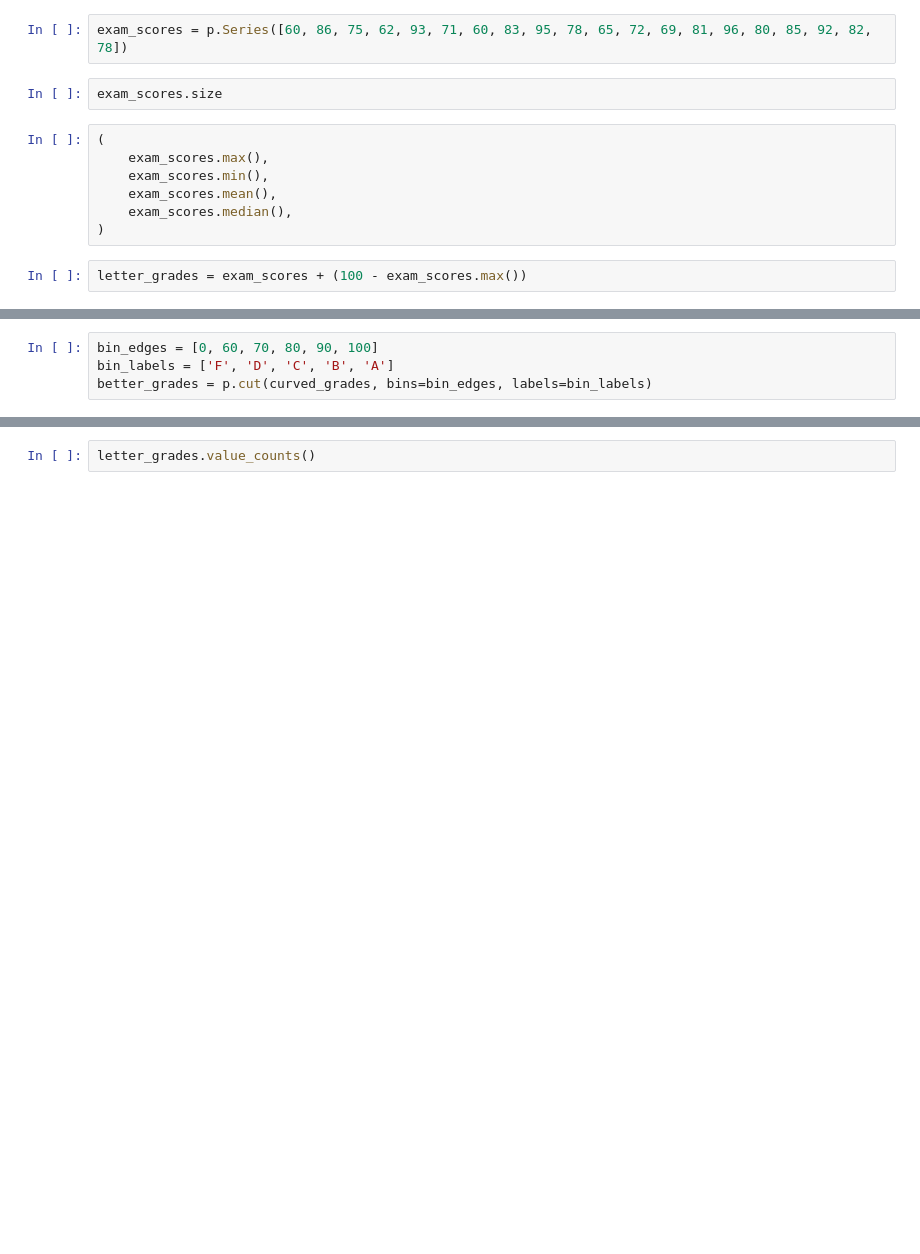
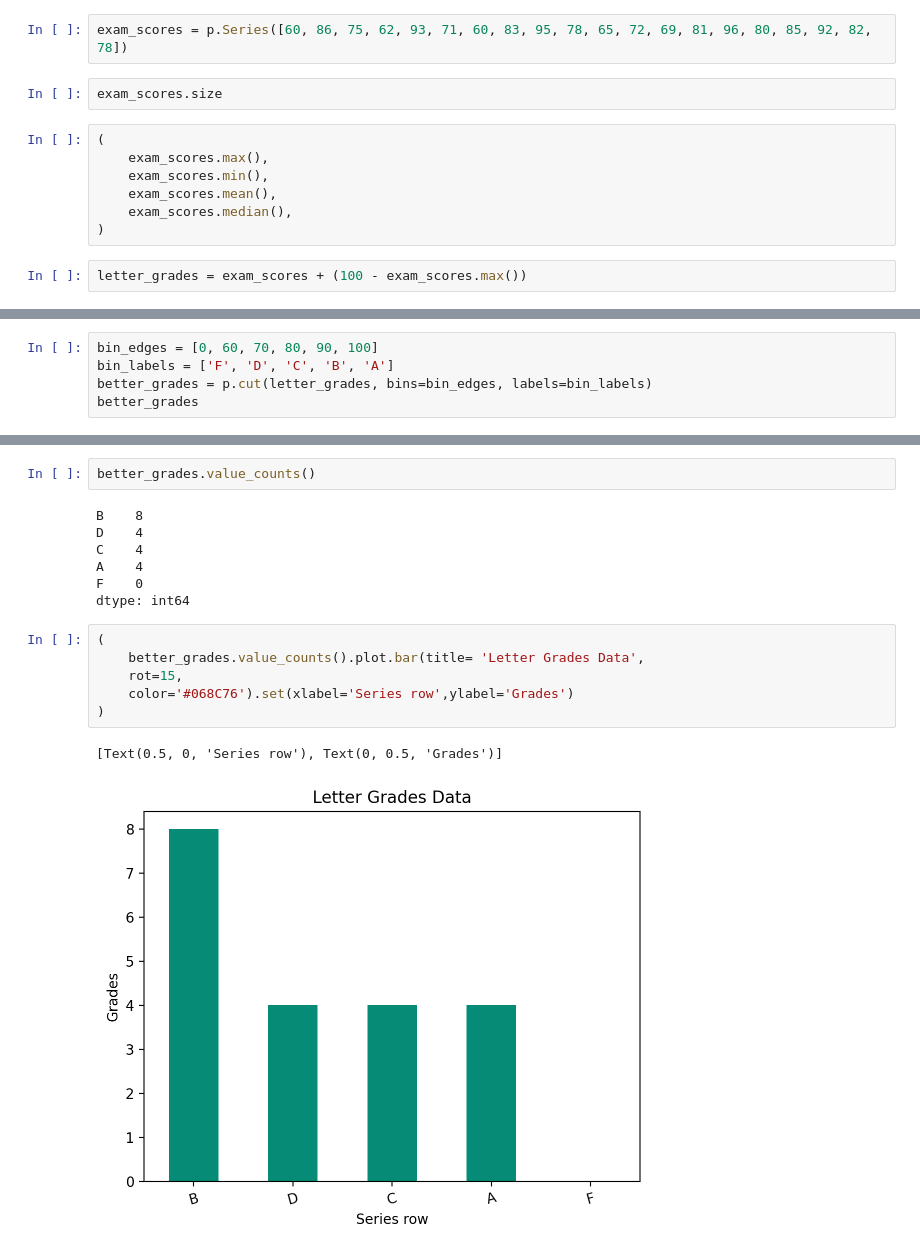
Before and after one commit to jacobpanyathong1/data-science-libraries, a Jupyter notebook: pandas_series.ipynb, the cells around one changed output, grey strips where cells are left out. Cells and saved outputs as stored; diff of their text form; blank space fills up the shorter version.

```diff
--- a/pandas_series.ipynb
+++ b/pandas_series.ipynb
@@ -364,4 +376,5 @@ letter_grades.max()
 # %%
 bin_edges = [0, 60, 70, 80, 90, 100]
 bin_labels = ['F', 'D', 'C', 'B', 'A']
-better_grades = p.cut(curved_grades, bins=bin_edges, labels=bin_labels)
+better_grades = p.cut(letter_grades, bins=bin_edges, labels=bin_labels)
+better_grades
@@ -368,2 +399,18 @@ better_grades = p.cut(curved_grades, bins=bin_edges, labels=bin_labels)
 # %%
-letter_grades.value_counts()
+better_grades.value_counts()
+# %% [output]
+B    8
+D    4
+C    4
+A    4
+F    0
+dtype: int64
+# %%
+(
+    better_grades.value_counts().plot.bar(title= 'Letter Grades Data',
+    rot=15,
+    color='#068C76').set(xlabel='Series row',ylabel='Grades')
+)
+# %% [output]
+[Text(0.5, 0, 'Series row'), Text(0, 0.5, 'Grades')]
+[figure, added]
```
Also changed, not shown: parts of 41 cells of this notebook.
